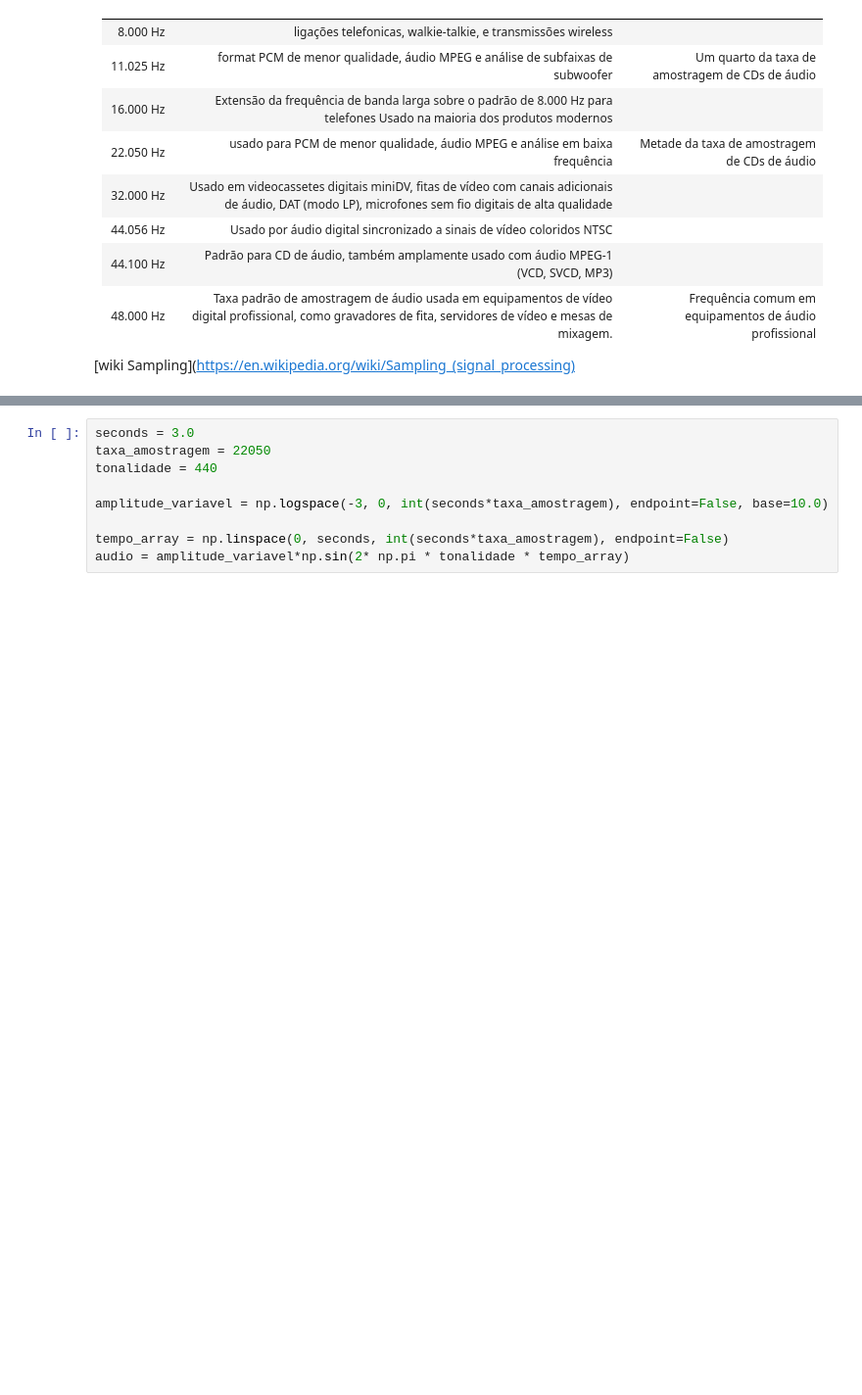
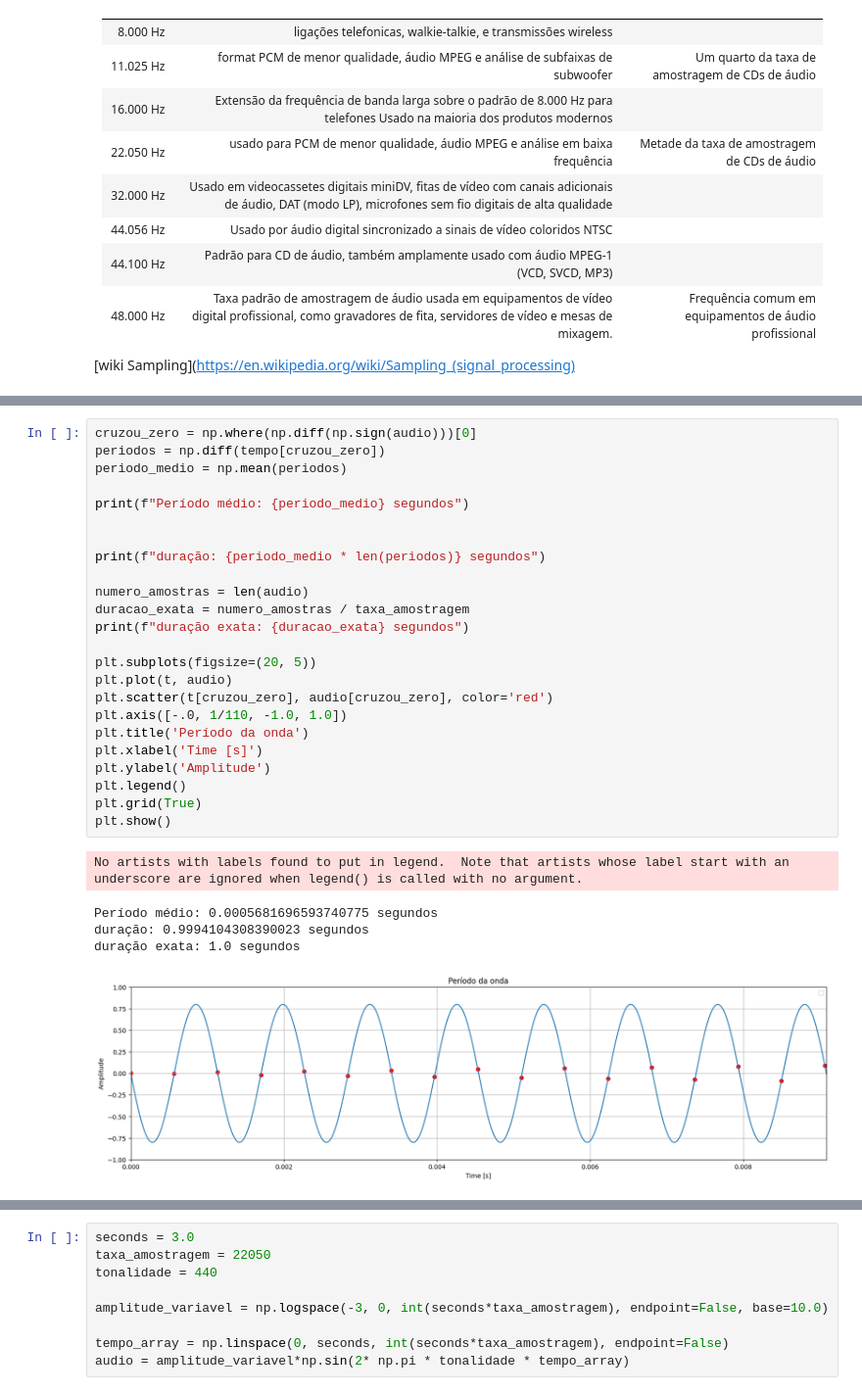
Before and after one commit to leandronunescorreia/audio-processing, a Jupyter notebook: audio_processing_basics.ipynb, the cells around one changed output, grey strips where cells are left out. Shown at 98% size. Drawn from its saved outputs; the diff is of its cells as text; blank space fills up the shorter version.

```diff
--- a/audio_processing_basics.ipynb
+++ b/audio_processing_basics.ipynb
@@ -332,0 +387,30 @@ draw_wave(tempo, audio, 'b', duracao, 400, amplitude+.2)
+# %%
+cruzou_zero = np.where(np.diff(np.sign(audio)))[0]
+periodos = np.diff(tempo[cruzou_zero])
+periodo_medio = np.mean(periodos)
+
+print(f"Período médio: {periodo_medio} segundos")
+
+
+print(f"duração: {periodo_medio * len(periodos)} segundos")
+
+numero_amostras = len(audio)
+duracao_exata = numero_amostras / taxa_amostragem
+print(f"duração exata: {duracao_exata} segundos")
+
+plt.subplots(figsize=(20, 5))
+plt.plot(t, audio)
+plt.scatter(t[cruzou_zero], audio[cruzou_zero], color='red')
+plt.axis([-.0, 1/110, -1.0, 1.0])
+plt.title('Período da onda')
+plt.xlabel('Time [s]')
+plt.ylabel('Amplitude')
+plt.legend()
+plt.grid(True)
+plt.show()
+# %% [output]
+No artists with labels found to put in legend.  Note that artists whose label start with an underscore are ignored when legend() is called with no argument.
+Período médio: 0.0005681696593740775 segundos
+duração: 0.9994104308390023 segundos
+duração exata: 1.0 segundos
+[figure, added]
```
Also changed, not shown: parts of 10 cells of this notebook, 2 other files.
